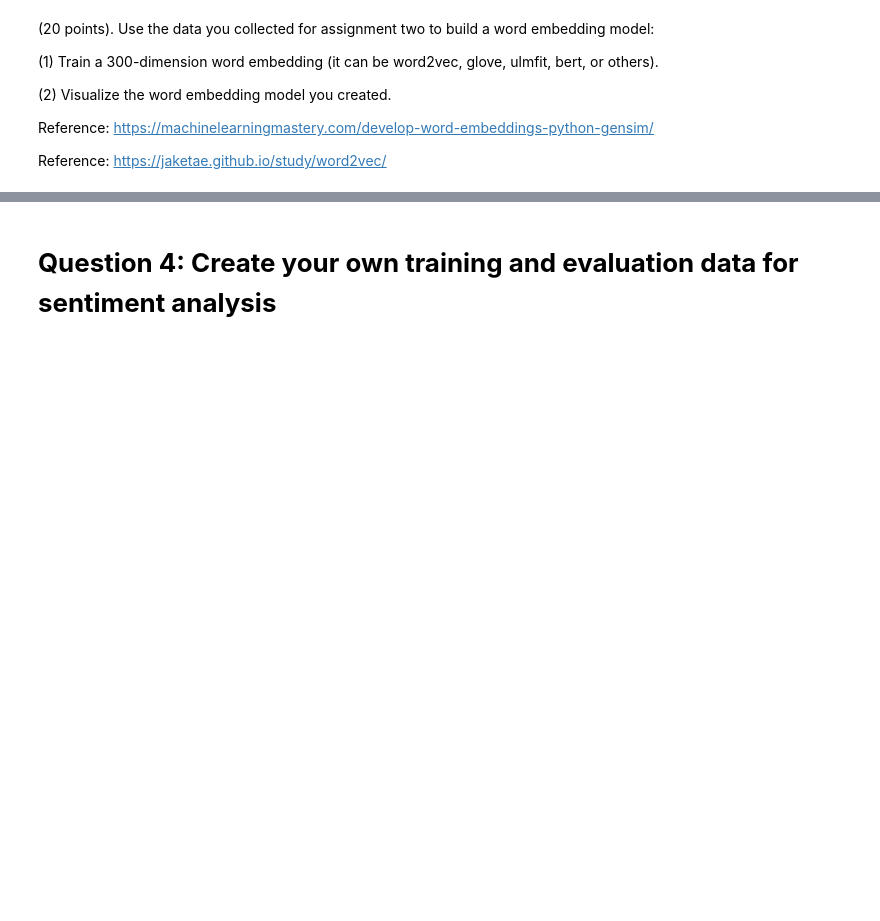
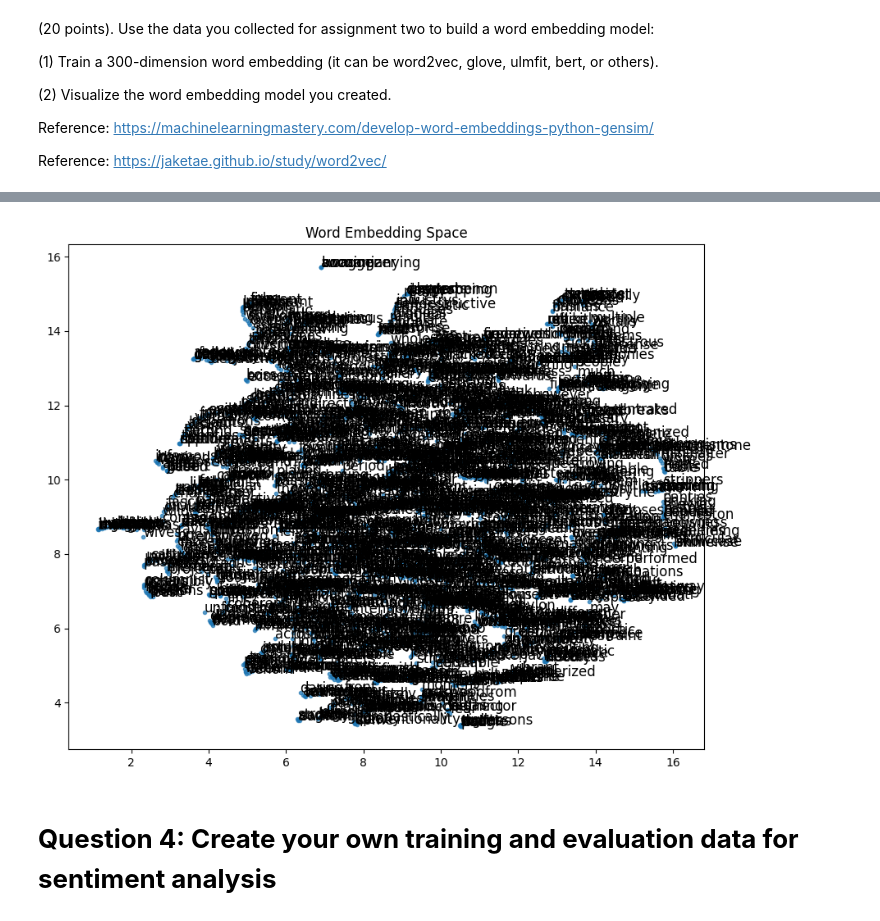
Before and after one commit to jivitheshreddy/INFO-5731-Srping2023, a Jupyter notebook: INFO5731_Assignment_Three_fall2022.ipynb, the cells around one changed output, grey strips where cells are left out. Drawn from its saved outputs; the diff is of its cells as text; code cells hidden in the pictures; blank space fills up the shorter version.

```diff
--- a/INFO5731_Assignment_Three_fall2022.ipynb
+++ b/INFO5731_Assignment_Three_fall2022.ipynb
@@ -43,3 +259,28 @@ Reference: https://jaketae.github.io/study/word2vec/
+# %%
+import umap.umap_ as umap
+import matplotlib.pyplot as plt
+
+# Load the Word2Vec model
+model = gensim.models.Word2Vec.load("word2vec.model")
+
+# Get the vectors and corresponding words
+words = model.wv.index_to_key
+vectors = [model.wv[word] for word in words]
+
+# Reduce the dimensionality of the vectors using UMAP
+umap_embeddings = umap.UMAP(n_neighbors=5,
+                            n_components=2,
+                            metric='cosine').fit_transform(vectors)
+
+# Visualize the embeddings using a scatter plot
+plt.figure(figsize=(10, 8))
+plt.scatter(umap_embeddings[:, 0], umap_embeddings[:, 1], marker='.', alpha=0.7)
+for i, word in enumerate(words):
+    plt.annotate(word, xy=(umap_embeddings[i, 0], umap_embeddings[i, 1]), fontsize=12)
+plt.title("Word Embedding Space")
+plt.show()
+# %% [output]
+[figure, added]
 # %% [markdown]
 # **Question 4: Create your own training and evaluation data for sentiment analysis**
 # %% [markdown]
```
Also changed, not shown: parts of 17 cells of this notebook.
